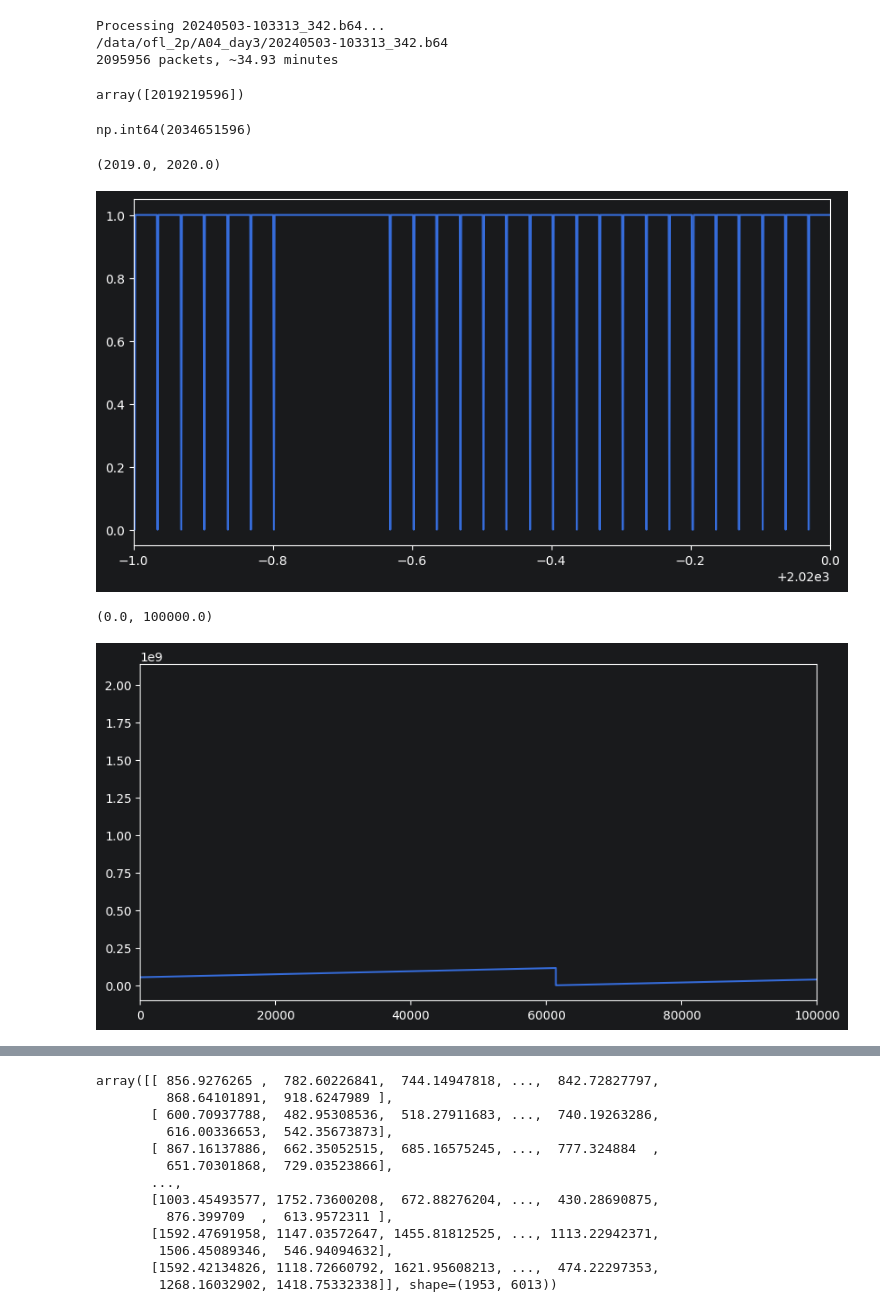
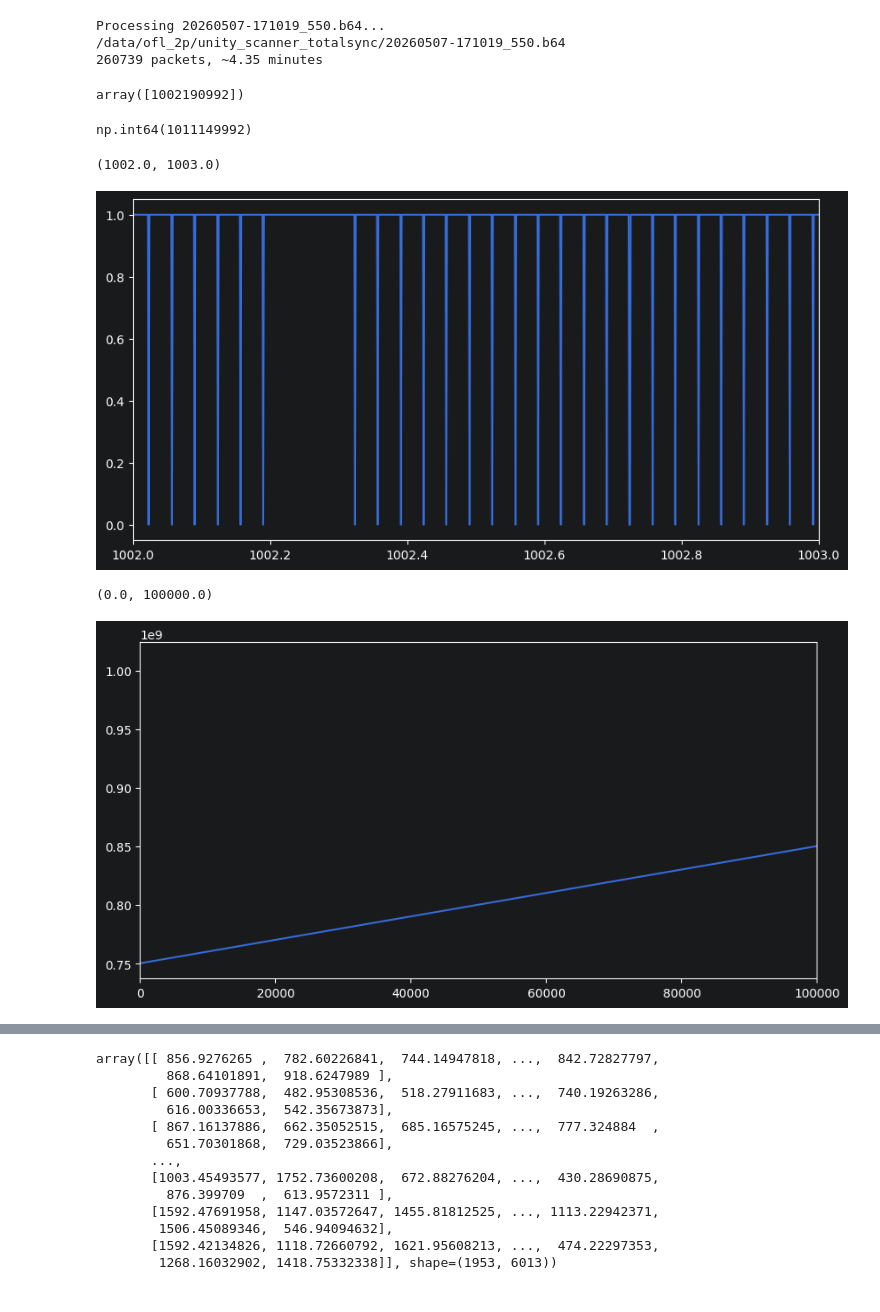
Before and after one commit to NeuroNetMem/batch2p, a Jupyter notebook: notebooks/data_synchronization_barcode.ipynb, the cells around one changed output, grey strips where cells are left out. Drawn from its saved outputs; the diff is of its cells as text; code cells hidden in the pictures.

```diff
--- a/notebooks/data_synchronization_barcode.ipynb
+++ b/notebooks/data_synchronization_barcode.ipynb
@@ -18,10 +18,10 @@ custom_params = {"axes.spines.right": False, "axes.spines.top": False, "figure.f
 sns.set_context("paper")
 sns.set_theme(style="ticks", palette="colorblind", font_scale=1.3, rc=custom_params)
 # %%
-pin_sheet_file = '/home/battaglia/src/ofl_2p_analysis/docs/pinSheet.json'
+pin_sheet_file = '/home/battaglia/src/ofl_2p_analysis/docs/pinSheet_2026.json'
 # Path_non_decoded_files = "/data/ofl_2p/A04_day2"
-Path_non_decoded_files = "/data/ofl_2p/A04_day3"
-
+# Path_non_decoded_files = "/data/ofl_2p/A04_day3"
+Path_non_decoded_files = "/data/ofl_2p/unity_scanner_totalsync"
 # s3d_results_folder = "/Users/fpbattaglia/Dropbox/Data/ofl_2p/s3d-results-00003split_test-std"
 # %%
 tif_files = sorted(str(p) for p in Path(Path_non_decoded_files).glob("*.tif"))
@@ -78,7 +78,7 @@ results_pins = decode_b64_files(Path_non_decoded_files, pin_json_path=pin_sheet_
 
 tsync_data = results_pins[tsync_session]
 # %% [output]
-Processing 20240503-103313_342.b64...
-/data/ofl_2p/A04_day3/20240503-103313_342.b64
-2095956 packets, ~34.93 minutes
+Processing 20260507-171019_550.b64...
+/data/ofl_2p/unity_scanner_totalsync/20260507-171019_550.b64
+260739 packets, ~4.35 minutes
 # %%
@@ -96,25 +95,25 @@ onsets = np.nonzero(np.diff(frame_clock) == 1)[0]+1 # on the rising edge of the
 np.max(np.diff(log_times))
 log_times[np.where(np.diff(log_times) > 120000)[0]]
 # %% [output]
-array([2019219596])
+array([1002190992])
 # %%
 log_times[-1]
 # %% [output]
-np.int64(2034651596)
+np.int64(1011149992)
 # %%
 (fig, ax) = plt.subplots(figsize=(10, 5))
 ax.plot(log_times/1e6, frame_clock)
-ax.set_xlim(2019, 2020)
+ax.set_xlim(1002, 1003)
 # %% [output]
-(2019.0, 2020.0)
+(1002.0, 1003.0)
-[figure, old version]
+[figure, new version]
 # %%
 (fig, ax) = plt.subplots(figsize=(10, 5))
 ax.plot(log_times)
 ax.set_xlim(0, 100000)
 # %% [output]
 (0.0, 100000.0)
-[figure, old version]
+[figure, new version]
 # %%
 def fix_tsync_time(log_times: np.ndarray):
 	skips = - np.where(np.diff(log_times) < 0, np.diff(log_times) - np.median(np.diff(log_times)), 0)
```
Also changed, not shown: parts of 23 cells of this notebook, 1 other file.
